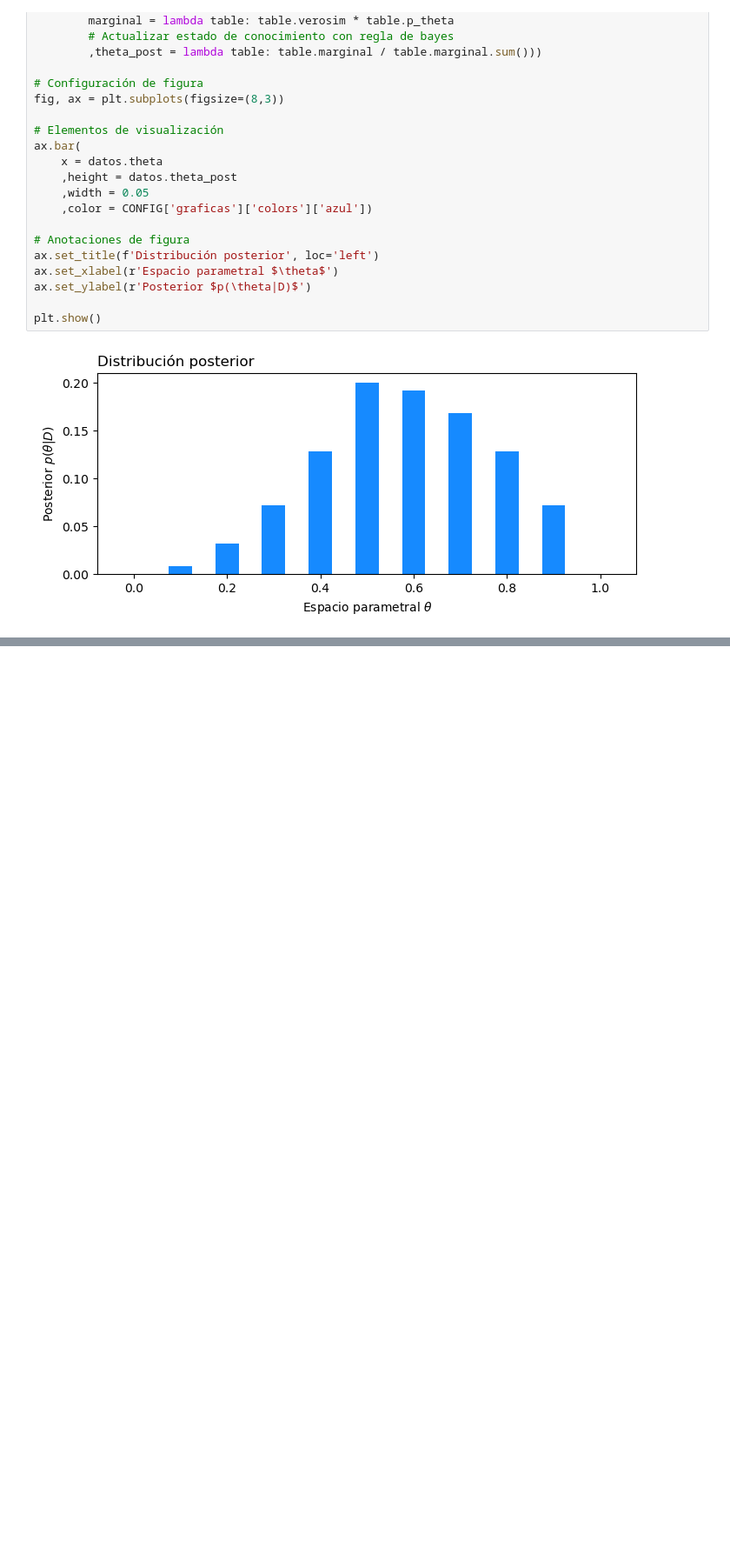
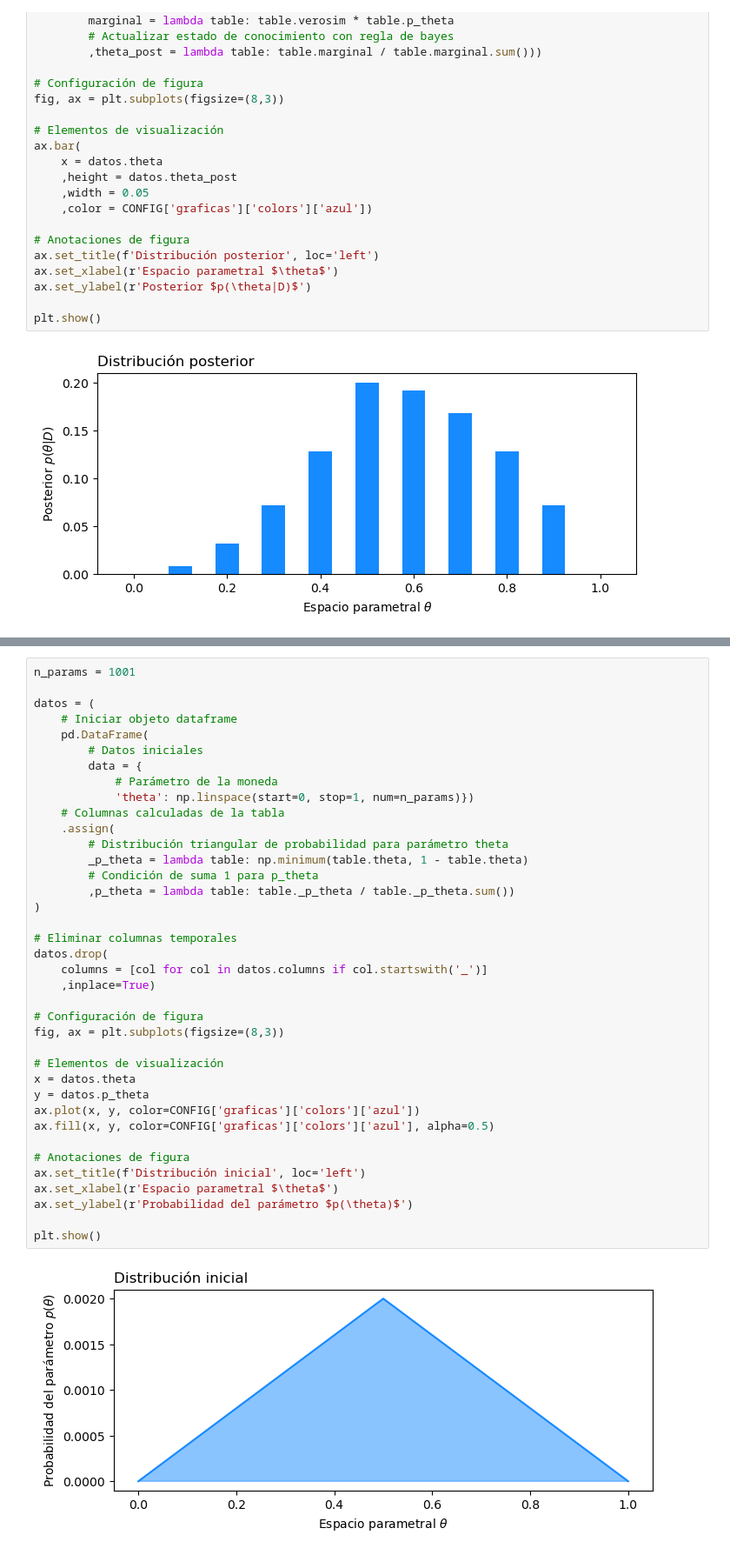
Before and after one commit to CAMM961001/bayesian_analysis, a Jupyter notebook: notebooks/02_regla_bayes.ipynb, the cells around one changed output, grey strips where cells are left out. Shown at 87% size. Cells and saved outputs as stored; diff of their text form; blank space fills up the shorter version.

Commit message:
Initial for more parameters and more data

```diff
--- a/notebooks/02_regla_bayes.ipynb
+++ b/notebooks/02_regla_bayes.ipynb
@@ -151,0 +158,40 @@ plt.show()
+# %%
+n_params = 1001
+
+datos = (
+    # Iniciar objeto dataframe
+    pd.DataFrame(
+        # Datos iniciales
+        data = {
+            # Parámetro de la moneda
+            'theta': np.linspace(start=0, stop=1, num=n_params)})
+    # Columnas calculadas de la tabla
+    .assign(
+        # Distribución triangular de probabilidad para parámetro theta
+        _p_theta = lambda table: np.minimum(table.theta, 1 - table.theta)
+        # Condición de suma 1 para p_theta
+        ,p_theta = lambda table: table._p_theta / table._p_theta.sum())
+)
+
+# Eliminar columnas temporales
+datos.drop(
+    columns = [col for col in datos.columns if col.startswith('_')]
+    ,inplace=True)
+
+# Configuración de figura
+fig, ax = plt.subplots(figsize=(8,3))
+
+# Elementos de visualización
+x = datos.theta
+y = datos.p_theta
+ax.plot(x, y, color=CONFIG['graficas']['colors']['azul'])
+ax.fill(x, y, color=CONFIG['graficas']['colors']['azul'], alpha=0.5)
+
+# Anotaciones de figura
+ax.set_title(f'Distribución inicial', loc='left')
+ax.set_xlabel(r'Espacio parametral $\theta$')
+ax.set_ylabel(r'Probabilidad del parámetro $p(\theta)$')
+
+plt.show()
+# %% [output]
+[figure, added]
```
Also changed, not shown: parts of 4 cells of this notebook.
